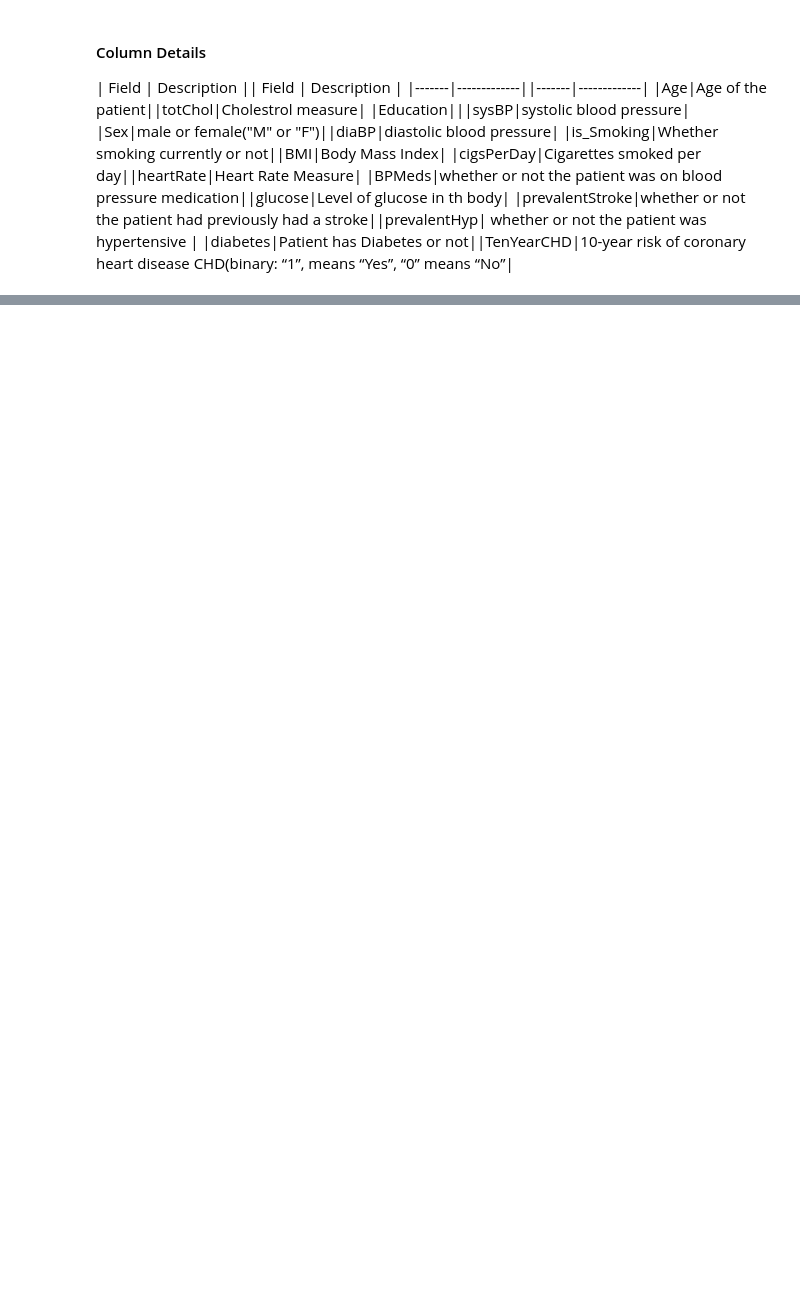
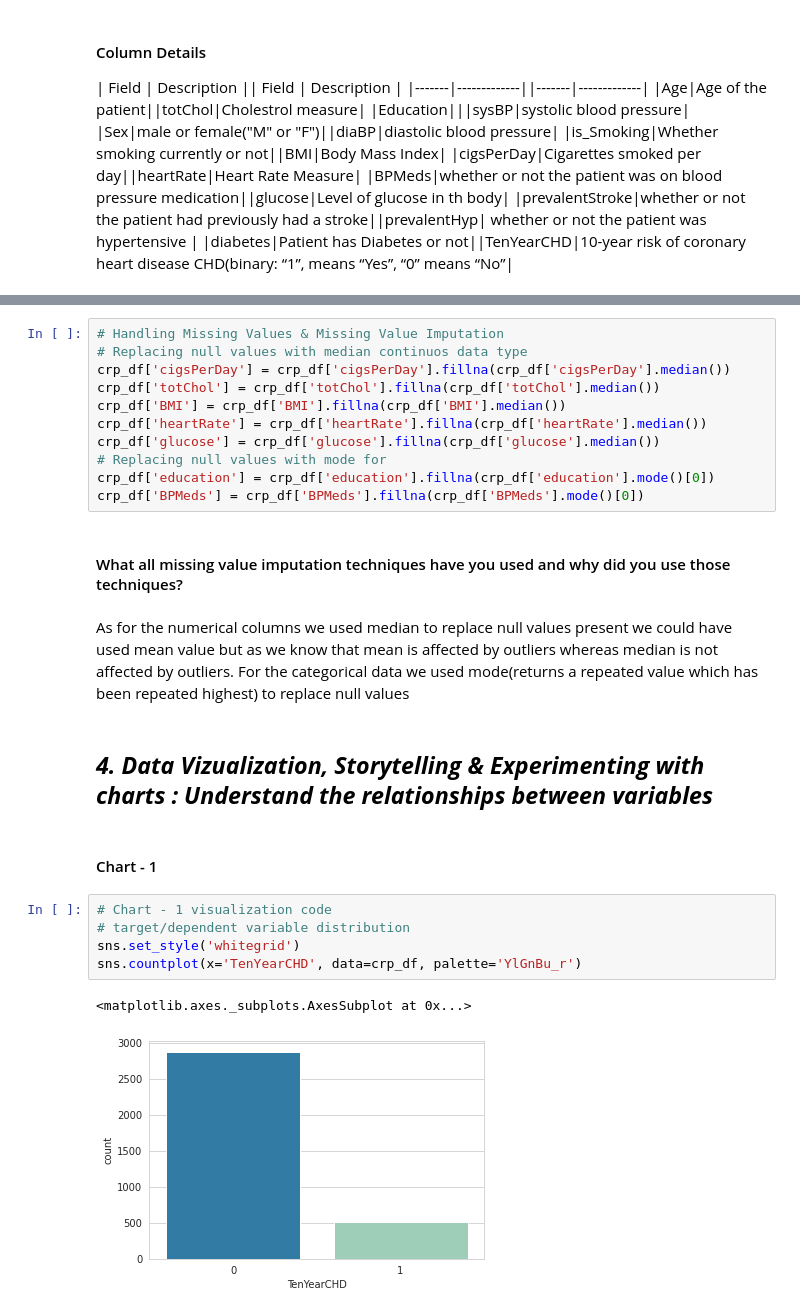
Before and after one commit to mdnawabali/Cadiovascular-Risk-Prediction, a Jupyter notebook: Cardiovascular_Risk_Prediction.ipynb, the cells around one changed output, grey strips where cells are left out. Drawn from its saved outputs; the diff is of its cells as text; blank space fills up the shorter version.

```diff
--- a/Cardiovascular_Risk_Prediction.ipynb
+++ b/Cardiovascular_Risk_Prediction.ipynb
@@ -316,0 +298,27 @@ Name: id, dtype: int64
+# %%
+# Handling Missing Values & Missing Value Imputation
+# Replacing null values with median continuos data type
+crp_df['cigsPerDay'] = crp_df['cigsPerDay'].fillna(crp_df['cigsPerDay'].median())
+crp_df['totChol'] = crp_df['totChol'].fillna(crp_df['totChol'].median())
+crp_df['BMI'] = crp_df['BMI'].fillna(crp_df['BMI'].median())
+crp_df['heartRate'] = crp_df['heartRate'].fillna(crp_df['heartRate'].median())
+crp_df['glucose'] = crp_df['glucose'].fillna(crp_df['glucose'].median())
+# Replacing null values with mode for
+crp_df['education'] = crp_df['education'].fillna(crp_df['education'].mode()[0])
+crp_df['BPMeds'] = crp_df['BPMeds'].fillna(crp_df['BPMeds'].mode()[0])
+# %% [markdown]
+#### What all missing value imputation techniques have you used and why did you use those techniques?
+# %% [markdown]
+As for the numerical columns we used median to replace null values present we could have used mean value but as we know that mean is affected by outliers whereas median is not affected by outliers. For the categorical data we used mode(returns a repeated value which has been repeated highest) to replace null values
+# %% [markdown]
+## ***4. Data Vizualization, Storytelling & Experimenting with charts : Understand the relationships between variables***
+# %% [markdown]
+#### Chart - 1
+# %%
+# Chart - 1 visualization code
+# target/dependent variable distribution
+sns.set_style('whitegrid')
+sns.countplot(x='TenYearCHD', data=crp_df, palette='YlGnBu_r')
+# %% [output]
+<matplotlib.axes._subplots.AxesSubplot at 0x...>
+[figure, added]
```
Also changed, not shown: parts of 306 cells of this notebook.
